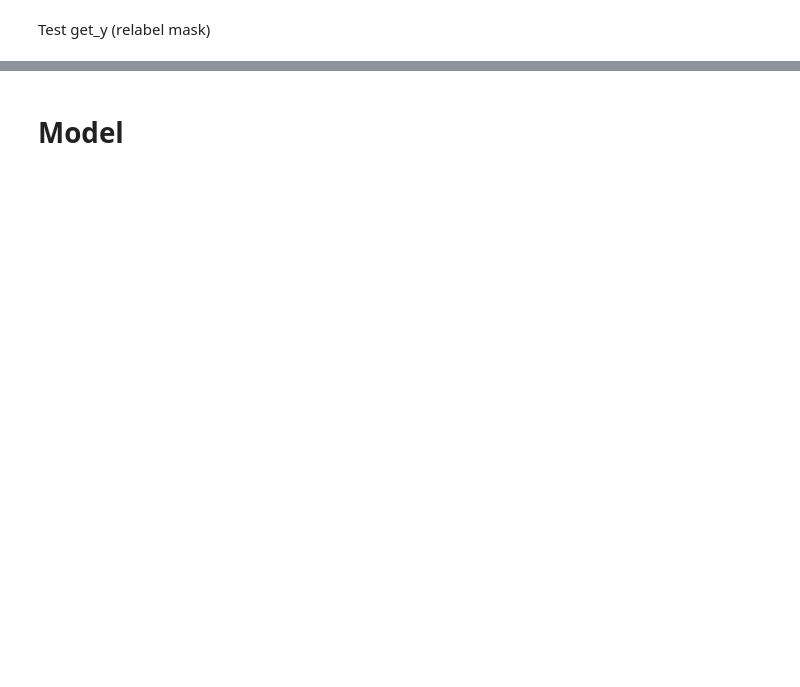
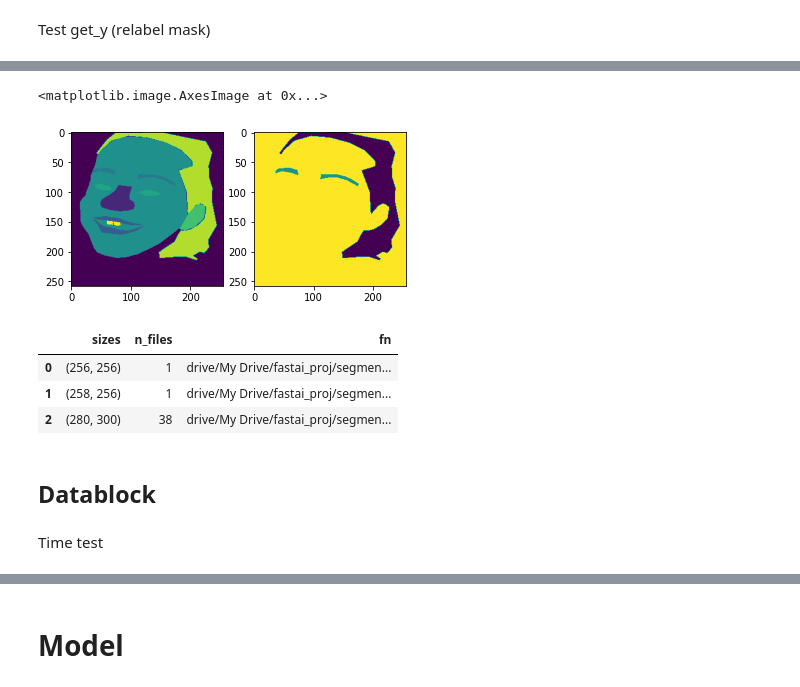
Before and after one commit to RGologorsky/fastai_proj, a Jupyter notebook: Image_Segmentation_Hair.ipynb, the cells around one changed output, grey strips where cells are left out. Saved outputs shown, nothing was run; the diff lists cells and outputs as text; code cells hidden in the pictures; blank space fills up the shorter version.

```diff
--- a/Image_Segmentation_Hair.ipynb
+++ b/Image_Segmentation_Hair.ipynb
@@ -468,0 +389,9 @@ dls.show_batch(max_n=4, figsize=(20,14))
+# %%
+# test
+y_old = PILMask.create(get_y_fn(fn))
+fig, (ax1, ax2) = plt.subplots(1,2)
+ax1.imshow(y_old)
+ax2.imshow(y_np)
+# %% [output]
+<matplotlib.image.AxesImage at 0x...>
+[figure, added]
@@ -468,0 +401,9 @@ dls.show_batch(max_n=4, figsize=(20,14))
+# %%
+get_img_sizes(sm_train_names)
+# %% [output]
+|  | sizes | n_files | fn |
+| 0 | (256, 256) | 1 | drive/My Drive/fastai_proj/segmen... |
+| 1 | (258, 256) | 1 | drive/My Drive/fastai_proj/segmen... |
+| 2 | (280, 300) | 38 | drive/My Drive/fastai_proj/segmen... |
+# %% [markdown]
+## Datablock
@@ -468,0 +421,2 @@ dls.show_batch(max_n=4, figsize=(20,14))
+# %% [markdown]
+Time test
```
Also changed, not shown: parts of 70 cells of this notebook.
